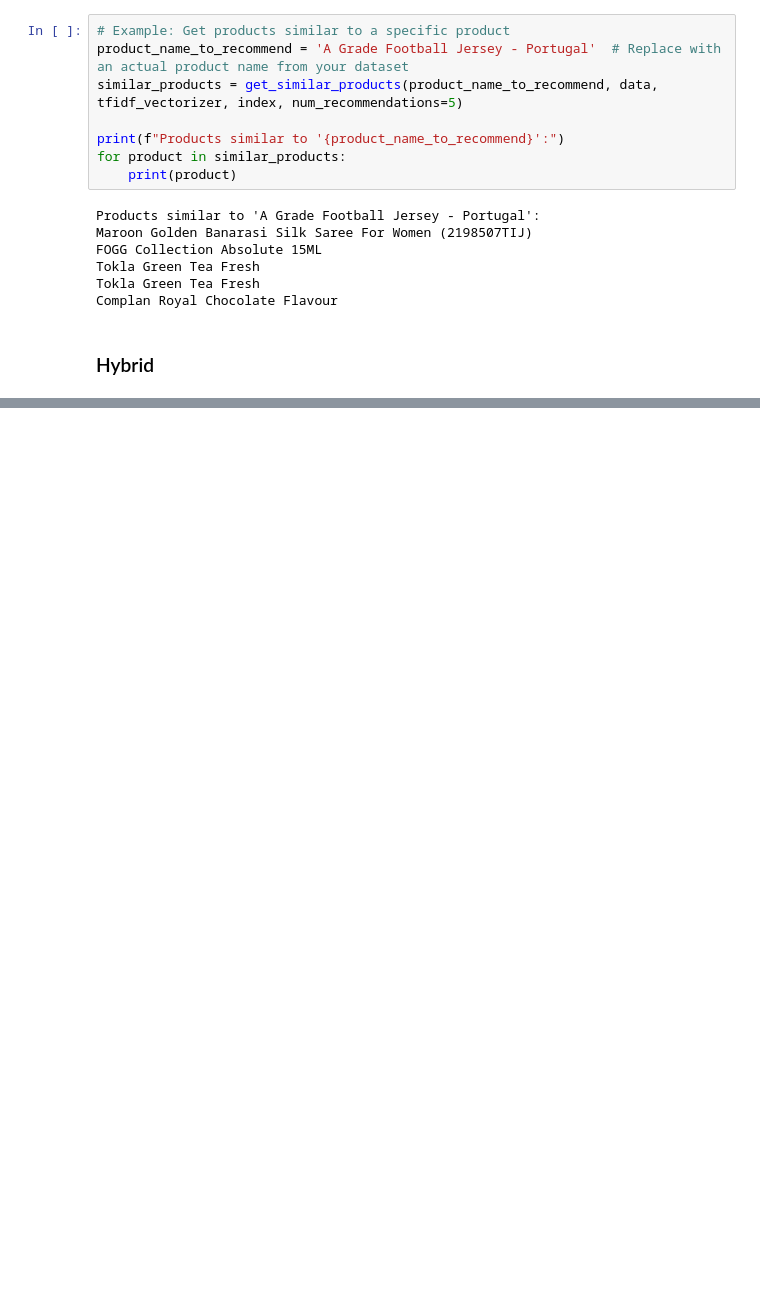
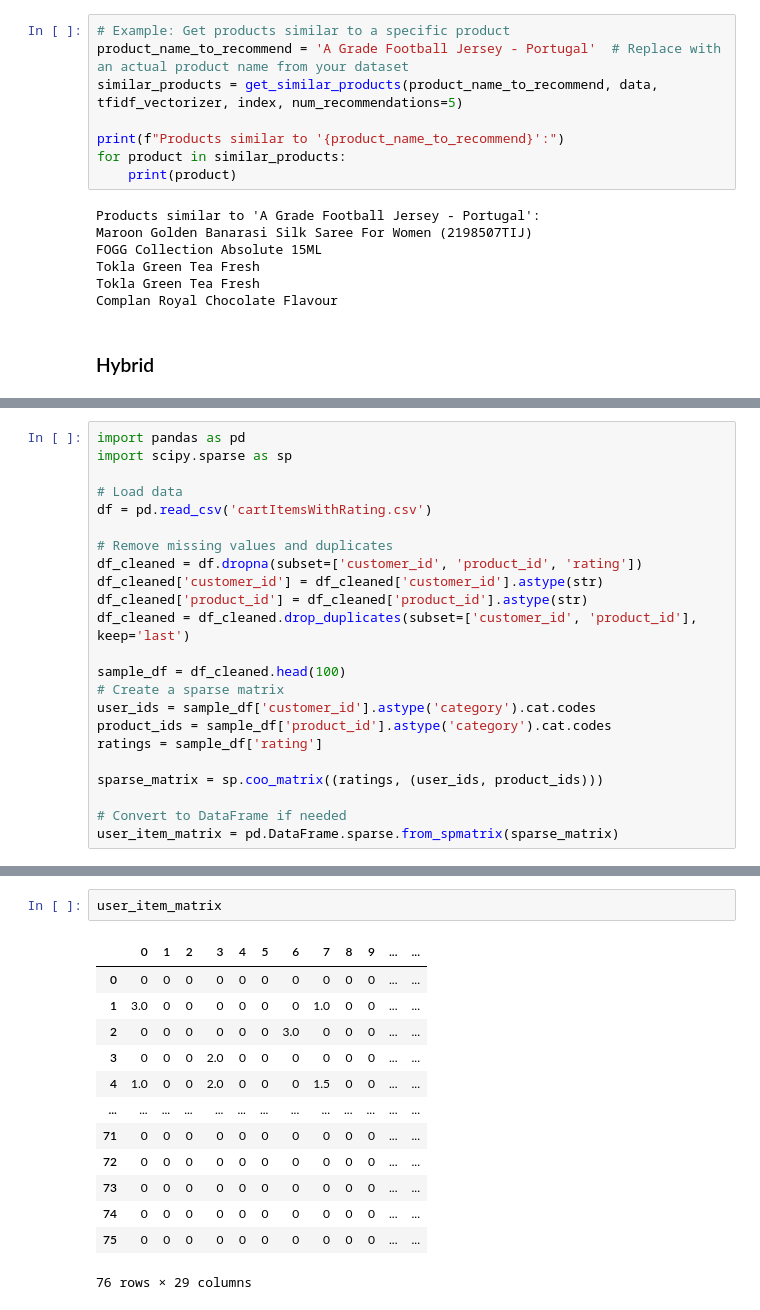
Before and after one commit to rajshrestha416/recommendation, a Jupyter notebook: Recommendation.ipynb, the cells around one changed output, grey strips where cells are left out. Drawn from its saved outputs; the diff is of its cells as text; blank space fills up the shorter version.

```diff
--- a/Recommendation.ipynb
+++ b/Recommendation.ipynb
@@ -730,0 +803,23 @@ AttributeError: 'list' object has no attribute 'items'
+# %%
+import pandas as pd
+import scipy.sparse as sp
+
+# Load data
+df = pd.read_csv('cartItemsWithRating.csv')
+
+# Remove missing values and duplicates
+df_cleaned = df.dropna(subset=['customer_id', 'product_id', 'rating'])
+df_cleaned['customer_id'] = df_cleaned['customer_id'].astype(str)
+df_cleaned['product_id'] = df_cleaned['product_id'].astype(str)
+df_cleaned = df_cleaned.drop_duplicates(subset=['customer_id', 'product_id'], keep='last')
+
+sample_df = df_cleaned.head(100)
+# Create a sparse matrix
+user_ids = sample_df['customer_id'].astype('category').cat.codes
+product_ids = sample_df['product_id'].astype('category').cat.codes
+ratings = sample_df['rating']
+
+sparse_matrix = sp.coo_matrix((ratings, (user_ids, product_ids)))
+
+# Convert to DataFrame if needed
+user_item_matrix = pd.DataFrame.sparse.from_spmatrix(sparse_matrix)
@@ -730,0 +837,16 @@ AttributeError: 'list' object has no attribute 'items'
+# %%
+user_item_matrix
+# %% [output]
+|  | 0 | 1 | 2 | 3 | 4 | 5 | 6 | 7 | 8 | 9 | ... | ... |
+| 0 | 0 | 0 | 0 | 0 | 0 | 0 | 0 | 0 | 0 | 0 | ... | ... |
+| 1 | 3.0 | 0 | 0 | 0 | 0 | 0 | 0 | 1.0 | 0 | 0 | ... | ... |
+| 2 | 0 | 0 | 0 | 0 | 0 | 0 | 3.0 | 0 | 0 | 0 | ... | ... |
+| 3 | 0 | 0 | 0 | 2.0 | 0 | 0 | 0 | 0 | 0 | 0 | ... | ... |
+| 4 | 1.0 | 0 | 0 | 2.0 | 0 | 0 | 0 | 1.5 | 0 | 0 | ... | ... |
+| ... | ... | ... | ... | ... | ... | ... | ... | ... | ... | ... | ... | ... |
+| 71 | 0 | 0 | 0 | 0 | 0 | 0 | 0 | 0 | 0 | 0 | ... | ... |
+| 72 | 0 | 0 | 0 | 0 | 0 | 0 | 0 | 0 | 0 | 0 | ... | ... |
+| 73 | 0 | 0 | 0 | 0 | 0 | 0 | 0 | 0 | 0 | 0 | ... | ... |
+| 74 | 0 | 0 | 0 | 0 | 0 | 0 | 0 | 0 | 0 | 0 | ... | ... |
+| 75 | 0 | 0 | 0 | 0 | 0 | 0 | 0 | 0 | 0 | 0 | ... | ... |
+76 rows × 29 columns
```
Also changed, not shown: parts of 25 cells of this notebook, 1 other file.
